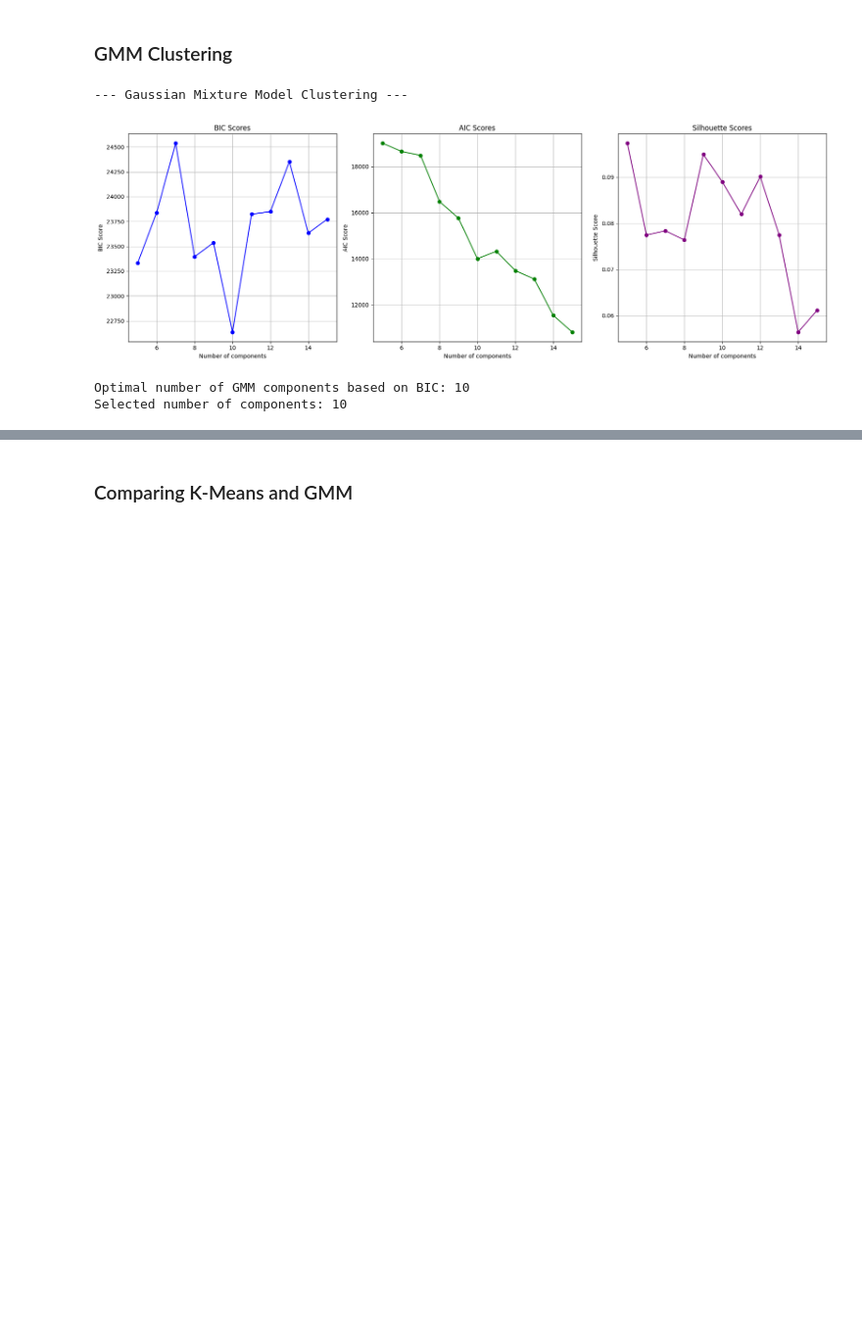
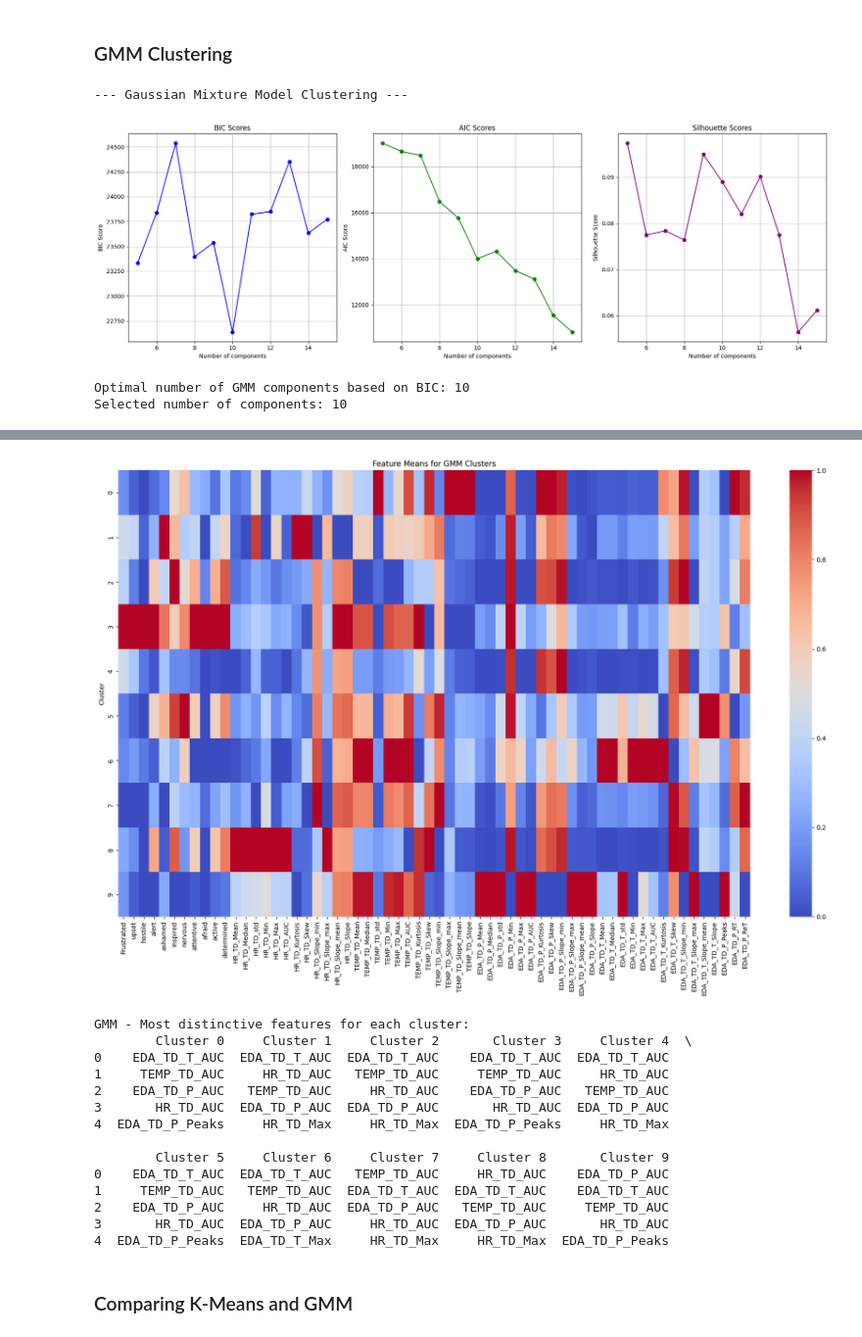
Before and after one commit to AntonWangDTU/case_2, a Jupyter notebook: src_alex/case_2_clustering.ipynb, the cells around one changed output, grey strips where cells are left out. Shown at 98% size. Drawn from its saved outputs; the diff is of its cells as text; code cells hidden in the pictures; blank space fills up the shorter version.

```diff
--- a/src_alex/case_2_clustering.ipynb
+++ b/src_alex/case_2_clustering.ipynb
@@ -468,7 +550,7 @@ visualize_clusters_2d(X_pca, gmm_labels, centers=gmm_centers_pca, method_name="G
 gmm_centers_original = pca_model.inverse_transform(gmm_centers_pca)
 
 # Analyze GMM clusters
-#gmm_stats, gmm_distinctive = analyze_clusters(X_all, gmm_labels, method_name="GMM")
+gmm_stats, gmm_distinctive = analyze_clusters(X_all, gmm_labels, method_name="GMM")
 # %% [output]
 --- Gaussian Mixture Model Clustering ---
 [figure]
@@ -479,3 +578,18 @@ Selected number of components: 10
+[figure, added]
+GMM - Most distinctive features for each cluster:
+        Cluster 0     Cluster 1     Cluster 2       Cluster 3     Cluster 4  \
+0    EDA_TD_T_AUC  EDA_TD_T_AUC  EDA_TD_T_AUC    EDA_TD_T_AUC  EDA_TD_T_AUC
+1     TEMP_TD_AUC     HR_TD_AUC   TEMP_TD_AUC     TEMP_TD_AUC     HR_TD_AUC
+2    EDA_TD_P_AUC   TEMP_TD_AUC     HR_TD_AUC    EDA_TD_P_AUC   TEMP_TD_AUC
+3       HR_TD_AUC  EDA_TD_P_AUC  EDA_TD_P_AUC       HR_TD_AUC  EDA_TD_P_AUC
+4  EDA_TD_P_Peaks     HR_TD_Max     HR_TD_Max  EDA_TD_P_Peaks     HR_TD_Max
+
+        Cluster 5     Cluster 6     Cluster 7     Cluster 8       Cluster 9
+0    EDA_TD_T_AUC  EDA_TD_T_AUC   TEMP_TD_AUC     HR_TD_AUC    EDA_TD_P_AUC
+1     TEMP_TD_AUC   TEMP_TD_AUC  EDA_TD_T_AUC  EDA_TD_T_AUC    EDA_TD_T_AUC
+2    EDA_TD_P_AUC     HR_TD_AUC  EDA_TD_P_AUC   TEMP_TD_AUC     TEMP_TD_AUC
+3       HR_TD_AUC  EDA_TD_P_AUC     HR_TD_AUC  EDA_TD_P_AUC       HR_TD_AUC
+4  EDA_TD_P_Peaks  EDA_TD_T_Max     HR_TD_Max     HR_TD_Max  EDA_TD_P_Peaks
 # %% [markdown]
 ### Comparing K-Means and GMM
 # %%
```
Also changed, not shown: parts of 5 cells of this notebook, 2 other files.
